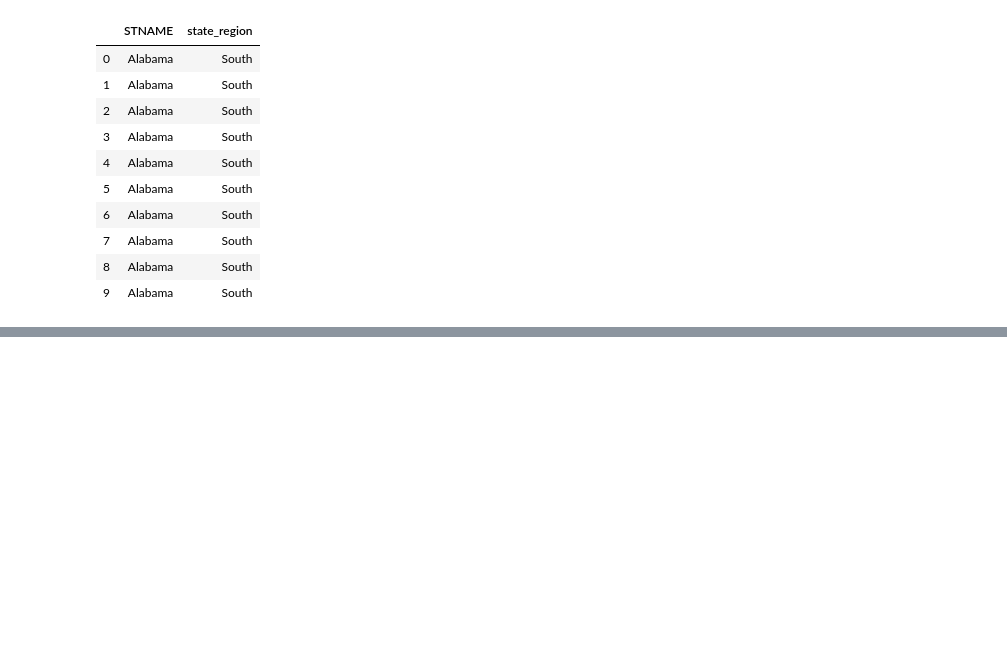
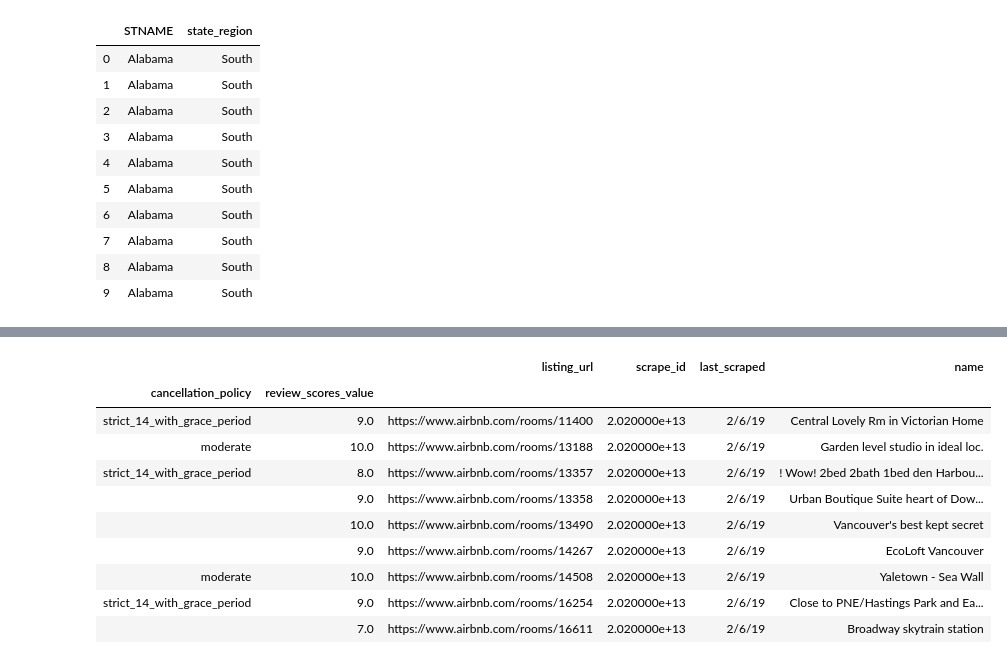
Before and after one commit to timmyang/Python_for_Everybody_Specialization, a Jupyter notebook: 5_Introduction_to_Data_Science_in_Python/3_More_Data_Processing_with_Pandas.ipynb, the cells around one changed output, grey strips where cells are left out. Saved outputs shown, nothing was run; the diff lists cells and outputs as text; code cells hidden in the pictures; blank space fills up the shorter version.

```diff
--- a/5_Introduction_to_Data_Science_in_Python/3_More_Data_Processing_with_Pandas.ipynb
+++ b/5_Introduction_to_Data_Science_in_Python/3_More_Data_Processing_with_Pandas.ipynb
@@ -421,0 +491,3 @@ df[['STNAME', 'state_region']].head(10)
+# %%
+df = pd.read_csv('airbnb_listings.csv')
+df.iloc[:5, 1:10]
@@ -421,0 +501,18 @@ df[['STNAME', 'state_region']].head(10)
+# %%
+# print(df['cancellation_policy'])
+# print(df['review_scores_value'])
+
+df = df.set_index(['cancellation_policy', 'review_scores_value'])
+df.iloc[1:10, 1:5]
+# %% [output]
+|  |  | listing_url | scrape_id | last_scraped | name |
+| cancellation_policy | review_scores_value |  |  |  |  |
+| strict_14_with_grace_period | 9.0 | https://www.airbnb.com/rooms/11400 | 2.020000e+13 | 2/6/19 | Central Lovely Rm in Victorian Home |
+| moderate | 10.0 | https://www.airbnb.com/rooms/13188 | 2.020000e+13 | 2/6/19 | Garden level studio in ideal loc. |
+| strict_14_with_grace_period | 8.0 | https://www.airbnb.com/rooms/13357 | 2.020000e+13 | 2/6/19 | ! Wow! 2bed 2bath 1bed den Harbou... |
+|  | 9.0 | https://www.airbnb.com/rooms/13358 | 2.020000e+13 | 2/6/19 | Urban Boutique Suite heart of Dow... |
+|  | 10.0 | https://www.airbnb.com/rooms/13490 | 2.020000e+13 | 2/6/19 | Vancouver's best kept secret |
+|  | 9.0 | https://www.airbnb.com/rooms/14267 | 2.020000e+13 | 2/6/19 | EcoLoft Vancouver |
+| moderate | 10.0 | https://www.airbnb.com/rooms/14508 | 2.020000e+13 | 2/6/19 | Yaletown - Sea Wall |
+| strict_14_with_grace_period | 9.0 | https://www.airbnb.com/rooms/16254 | 2.020000e+13 | 2/6/19 | Close to PNE/Hastings Park and Ea... |
+|  | 7.0 | https://www.airbnb.com/rooms/16611 | 2.020000e+13 | 2/6/19 | Broadway skytrain station |
```
Also changed, not shown: parts of 32 cells of this notebook, 3 other files.
